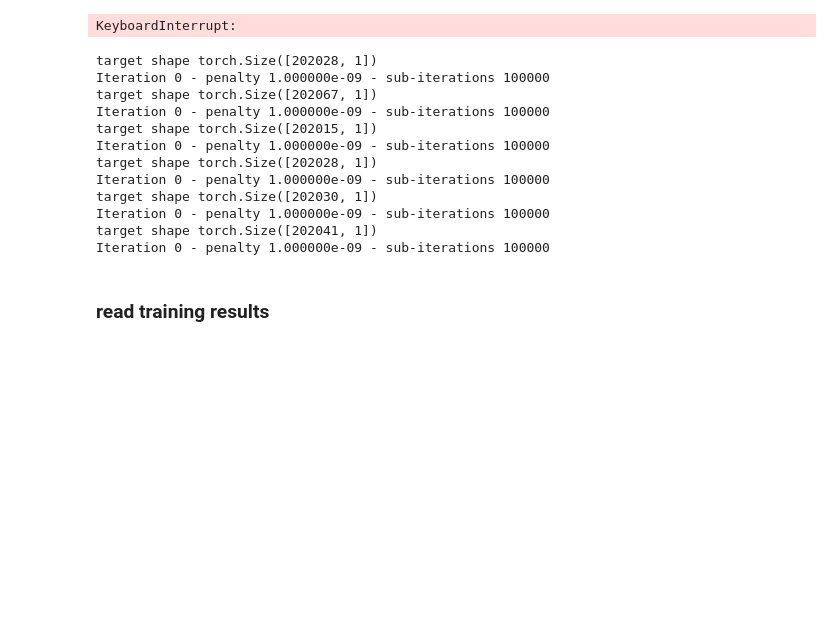
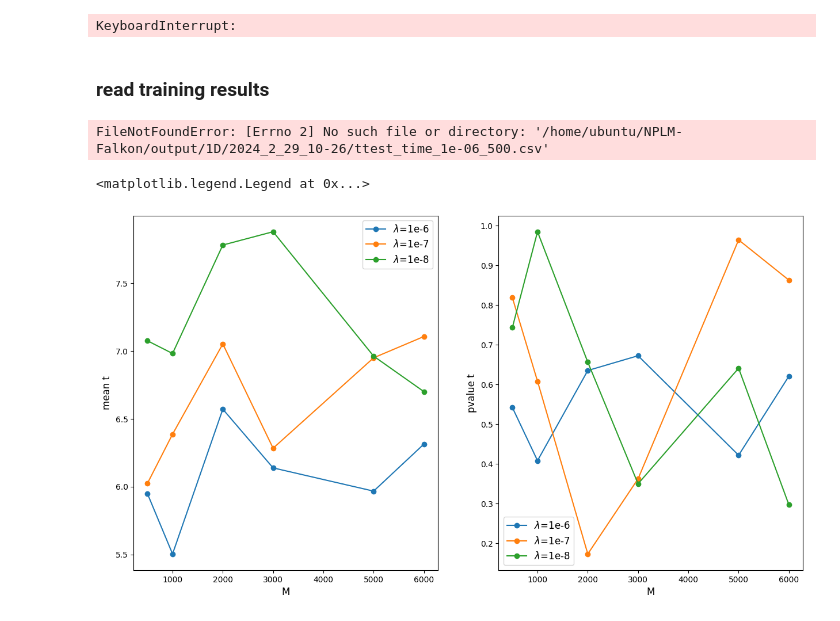
Before and after one commit to PietroCappelli/NPLM-Falkon, a Jupyter notebook: notebooks/LogisticFalkon.ipynb, the cells around one changed output. Saved outputs shown, nothing was run; the diff lists cells and outputs as text; code cells hidden in the pictures; blank space fills up the shorter version.

```diff
--- a/notebooks/LogisticFalkon.ipynb
+++ b/notebooks/LogisticFalkon.ipynb
@@ -248,14 +253,14 @@ current_date  = str(datetime.now().year)        + "_"
 current_date += str(datetime.now().month)       + "_"
 current_date += str(datetime.now().day)         + "_"
 current_date += str(datetime.now().hour)        + "-"
-current_date += str(datetime.now().minute)      + "_"
+current_date += str(datetime.now().minute)
 
-FILE_PATH = "/home/ubuntu/NPLM-Falkon/output/1D/"+current_date
+FILE_PATH = "/home/ubuntu/NPLM-Falkon/output/1D/2024_2_20_14-9_"
 os.makedirs(FILE_PATH, exist_ok=True)
 
 toys   = 100
-M_list = [500, 1000, 2000, 3000, 5000, 6000]
-l_list = [1e-9, 1e-10]
+M_list = [6000]
+l_list = [1e-8]
 sigma  = 0.3
 t_list = []
 
@@ -291,20 +296,7 @@ def hyperparameter_train(toys, M_list, l_list, sigma, FILE_PATH):
     return t_list
 
 
-t_list = hyperparameter_train(30, M_list, l_list, sigma, FILE_PATH)
+# t_list = hyperparameter_train(30, M_list, l_list, sigma, FILE_PATH)
-# %% [output]
-target shape torch.Size([202028, 1])
-Iteration 0 - penalty 1.000000e-09 - sub-iterations 100000
-target shape torch.Size([202067, 1])
-Iteration 0 - penalty 1.000000e-09 - sub-iterations 100000
-target shape torch.Size([202015, 1])
-Iteration 0 - penalty 1.000000e-09 - sub-iterations 100000
-target shape torch.Size([202028, 1])
-Iteration 0 - penalty 1.000000e-09 - sub-iterations 100000
-target shape torch.Size([202030, 1])
-Iteration 0 - penalty 1.000000e-09 - sub-iterations 100000
-target shape torch.Size([202041, 1])
-Iteration 0 - penalty 1.000000e-09 - sub-iterations 100000
 # %% [markdown]
 ### read training results
 # %%
@@ -330,7 +329,33 @@ def read_data(l, out, path = path):
 
     return t
 # %%
-t_mean6 = read_data(1e-6, 'mean', path=path); t_chi6  = read_data(1e-6, 'chi', path=path) ; t_median6 = read_data(1e-6, 'median', path=path)
-t_mean7 = read_data(1e-7, 'mean', path=path); t_chi7  = read_data(1e-7, 'chi', path=path) ; t_median7 = read_data(1e-7, 'median', path=path)
-t_mean8 = read_data(1e-8, 'mean', path=path); t_chi8  = read_data(1e-8, 'chi', path=path) ; t_median8 = read_data(1e-8, 'median', path=path)
+t_mean6 = read_data(1e-6, 'pvalue', path=path); t_chi6  = read_data(1e-6, 'chi', path=path) ; t_median6 = read_data(1e-6, 'median', path=path)
+t_mean7 = read_data(1e-7, 'pvalue', path=path); t_chi7  = read_data(1e-7, 'chi', path=path) ; t_median7 = read_data(1e-7, 'median', path=path)
+t_mean8 = read_data(1e-8, 'pvalue', path=path); t_chi8  = read_data(1e-8, 'chi', path=path) ; t_median8 = read_data(1e-8, 'median', path=path)
 # t_mean9 = read_data(1e-9, 'mean', path=path); t_chi9  = read_data(1e-9, 'chi', path=path) ; t_median9 = read_data(1e-9, 'median', path=path)
+# %% [output]
+FileNotFoundError: [Errno 2] No such file or directory: '/home/ubuntu/NPLM-Falkon/output/1D/2024_2_29_10-26/ttest_time_1e-06_500.csv'
+# %%
+path  = "/home/ubuntu/NPLM-Falkon/output/1D/2024_2_19"
+path2 = "/home/ubuntu/NPLM-Falkon/output/1D/2024_2_20_14-9_"
+fig, ax = plt.subplots(figsize=(15,8), ncols=2)
+ax[0].plot(M_list,read_data(1e-6, 'mean', path=path), marker='o', markersize=6 , label="$\lambda$=1e-6")
+ax[0].plot(M_list,read_data(1e-7, 'mean', path=path), marker='o', markersize=6 , label="$\lambda$=1e-7")
+ax[0].plot(M_list,read_data(1e-8, 'mean', path=path), marker='o', markersize=6 , label="$\lambda$=1e-8")
+
+ax[0].set_xlabel('M', fontsize=12)
+ax[0].set_ylabel('mean t', fontsize=12)
+ax[0].legend(fontsize =12)
+
+
+ax[1].plot(M_list,read_data(1e-6, 'pvalue', path=path), marker='o', markersize=6 , label="$\lambda$=1e-6")
+ax[1].plot(M_list,read_data(1e-7, 'pvalue', path=path), marker='o', markersize=6 , label="$\lambda$=1e-7")
+ax[1].plot(M_list,read_data(1e-8, 'pvalue', path=path), marker='o', markersize=6 , label="$\lambda$=1e-8")
+
+ax[1].set_xlabel('M', fontsize=12)
+ax[1].set_ylabel('pvalue t', fontsize=12)
+ax[1].legend(fontsize =12)
+# plt.savefig("../plot/1D/pvalue_vs_M.png")
+# %% [output]
+<matplotlib.legend.Legend at 0x...>
+[figure, added]
```
Also changed, not shown: parts of 8 cells of this notebook, 1 other file.
